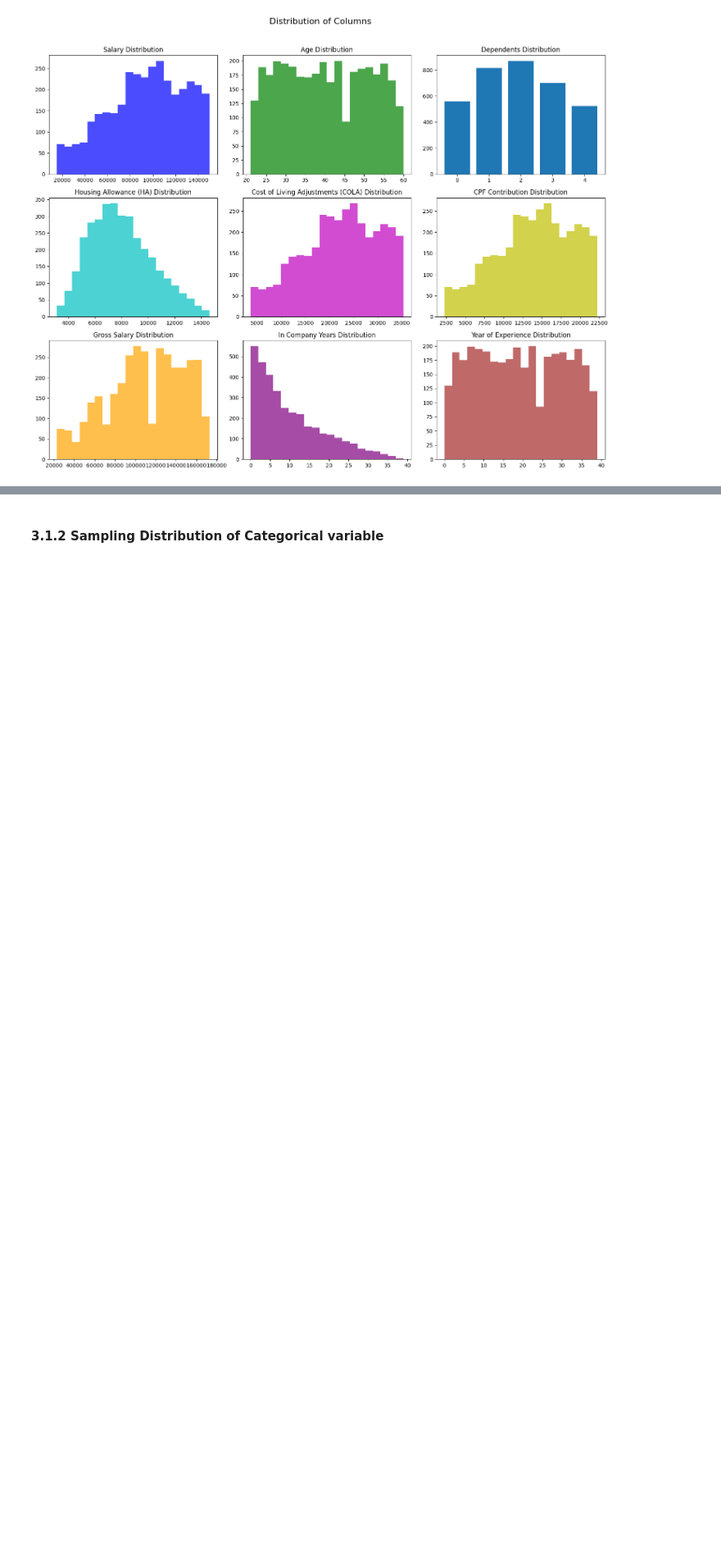
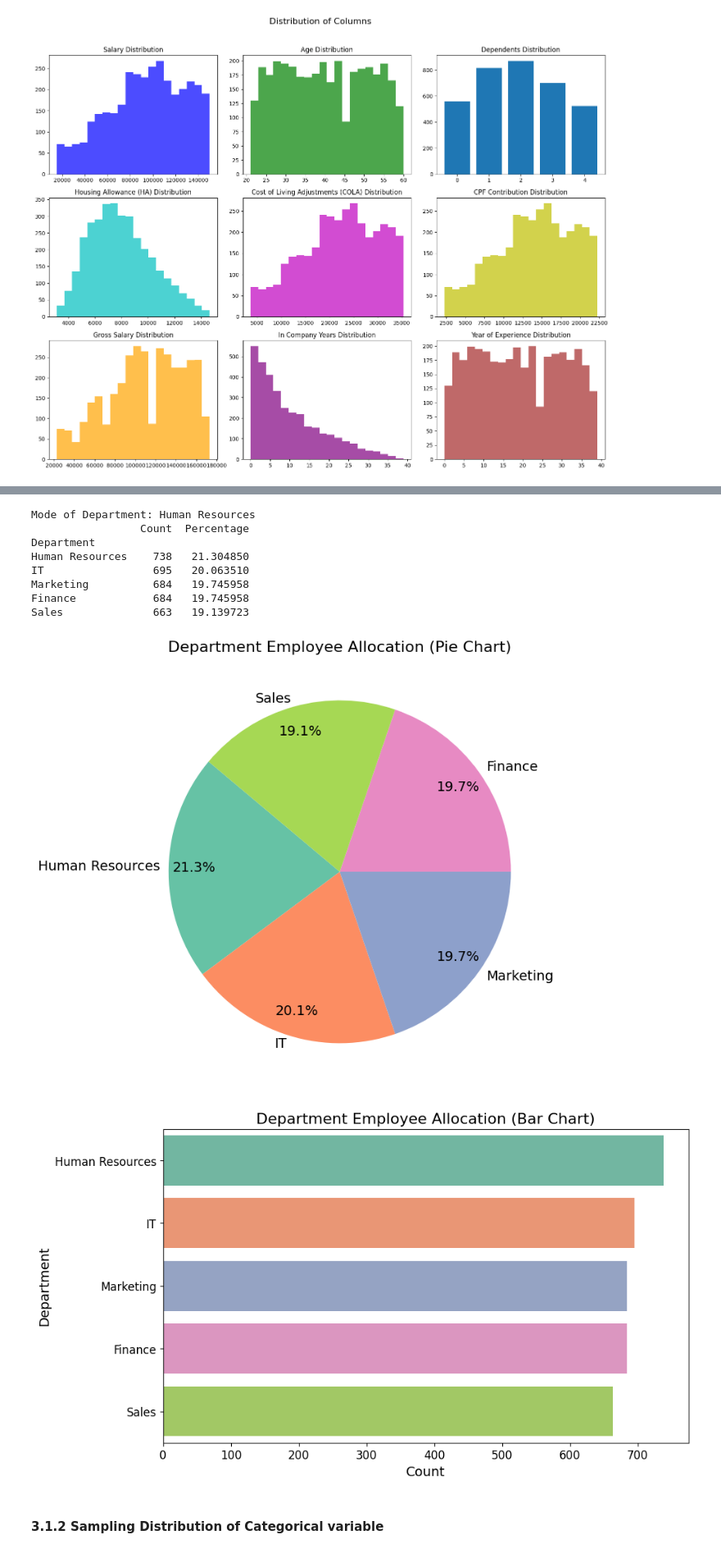
Before and after one commit to Jieoi/company_equity, a Jupyter notebook: stats_analysis.ipynb, the cells around one changed output, grey strips where cells are left out. Shown: that part at 82% size. Saved outputs shown, nothing was run; the diff lists cells and outputs as text; code cells hidden in the pictures; blank space fills up the shorter version.

Commit message:
edited ipynb file for clearity, added pie chart

```diff
--- a/stats_analysis.ipynb
+++ b/stats_analysis.ipynb
@@ -245,3 +204,56 @@ plt.show()
+# %%
+department_mode = clean_data['Department'].mode()[0]
+print(f'Mode of Department: {department_mode}')
+
+# calculate the percentage of each department
+department_counts = clean_data['Department'].value_counts()
+department_percentages = clean_data['Department'].value_counts(normalize=True) * 100
+
+# display count and percentage togather
+department_stats = pd.DataFrame({
+    'Count': department_counts,
+    'Percentage': department_percentages
+})
+
+# Display the department stats as a table
+print(department_stats)
+
+# Create a pie chart
+plt.figure(figsize=(8, 8))
+plt.pie(department_percentages,
+        labels=department_counts.index,
+        autopct='%1.1f%%',
+        startangle=140,
+        colors=sns.color_palette("Set2"),
+        textprops={'fontsize': 14},
+        pctdistance=0.85,
+        labeldistance=1.05
+       )
+plt.title('Department Employee Allocation (Pie Chart)', fontsize=16)
+plt.savefig('department_distribution_piechart.png', bbox_inches='tight')
+plt.show()
+
+# Horizontal bar plot for althernaive look
+plt.figure(figsize=(10, 6))
+sns.barplot(x=department_counts.values, y=department_counts.index, palette="Set2")
+plt.title('Department Employee Allocation (Bar Chart)', fontsize=16)
+plt.xlabel('Count', fontsize=14)
+plt.ylabel('Department', fontsize=14)
+plt.xticks(fontsize=12)
+plt.yticks(fontsize=12)
+plt.savefig('department_distribution_barchart.png', bbox_inches='tight')
+plt.show()
+# %% [output]
+Mode of Department: Human Resources
+                 Count  Percentage
+Department
+Human Resources    738   21.304850
+IT                 695   20.063510
+Marketing          684   19.745958
+Finance            684   19.745958
+Sales              663   19.139723
+[figure, added]
+[figure, added]
 # %% [markdown]
 #### 3.1.2 Sampling Distribution of Categorical variable
 # %%
```
Also changed, not shown: parts of 30 cells of this notebook.
